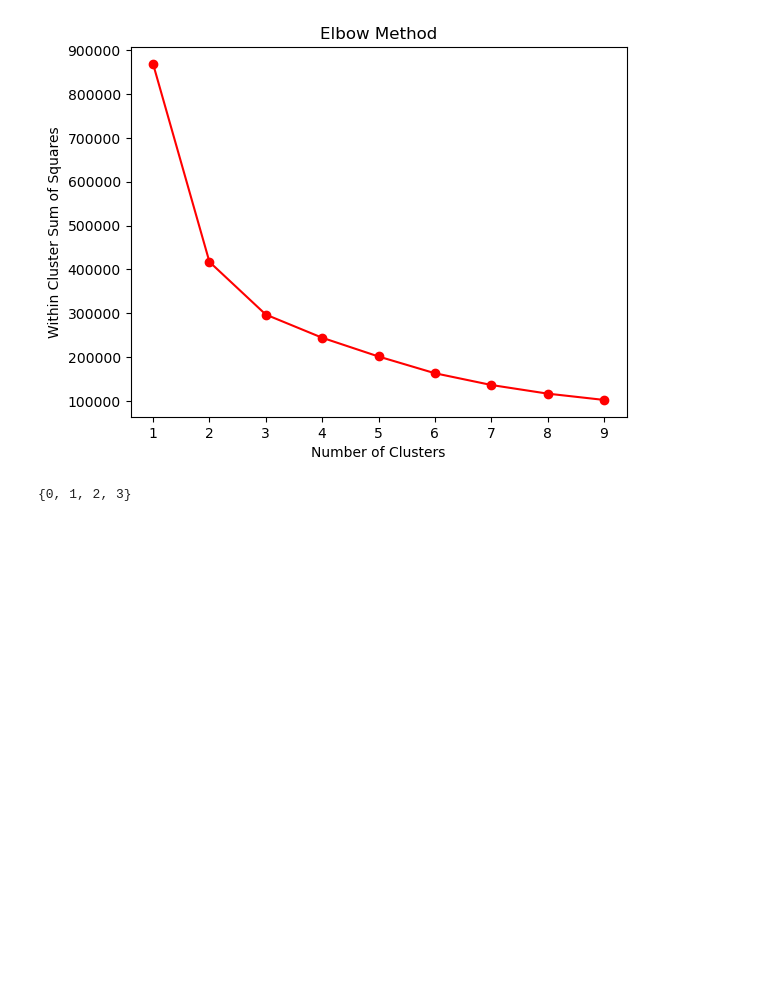
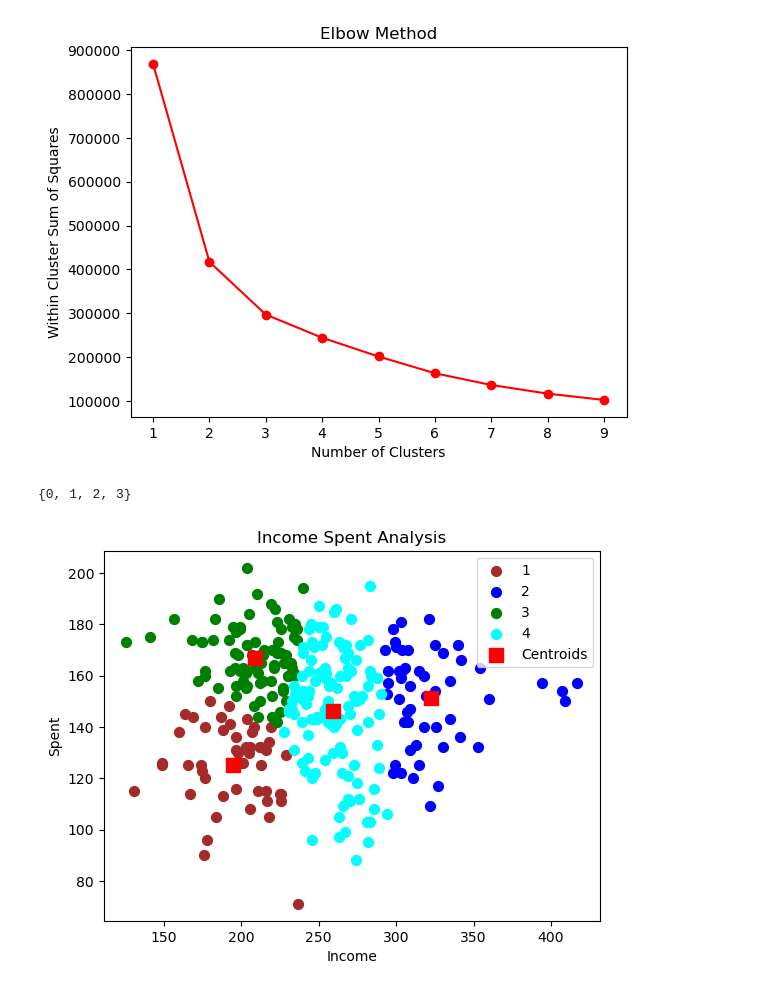
Before and after one commit to Siva1204Tharsh/Customer-spent-analysis-using-K-Means-Clustering, a Jupyter notebook: Kmeans.ipynb, the cells around one changed output. Cells and saved outputs as stored; diff of their text form; code cells hidden in the pictures; blank space fills up the shorter version.

```diff
--- a/Kmeans.ipynb
+++ b/Kmeans.ipynb
@@ -59,8 +59,21 @@ Returning the number of logical cores instead. You can silence this warning by s
 [figure]
 # %%
 model=KMeans(n_clusters=4,random_state=0)
-y_meam=model.fit_predict(X)
-d=set(y_meam)
+y_means=model.fit_predict(X)
+d=set(y_means)
 d
 # %% [output]
 {0, 1, 2, 3}
+# %%
+plt.scatter(X[y_means==0,0],X[y_means==0,1],s=50, c='brown',label='1')
+plt.scatter(X[y_means==1,0],X[y_means==1,1],s=50, c='blue',label='2')
+plt.scatter(X[y_means==2,0],X[y_means==2,1],s=50, c='green',label='3')
+plt.scatter(X[y_means==3,0],X[y_means==3,1],s=50, c='cyan',label='4')
+plt.scatter(model.cluster_centers_[:,0], model.cluster_centers_[:,1],s=100,marker='s', c='red', label='Centroids')
+plt.title('Income Spent Analysis')
+plt.xlabel('Income')
+plt.ylabel('Spent')
+plt.legend()
+plt.show()
+# %% [output]
+[figure, added]
```
